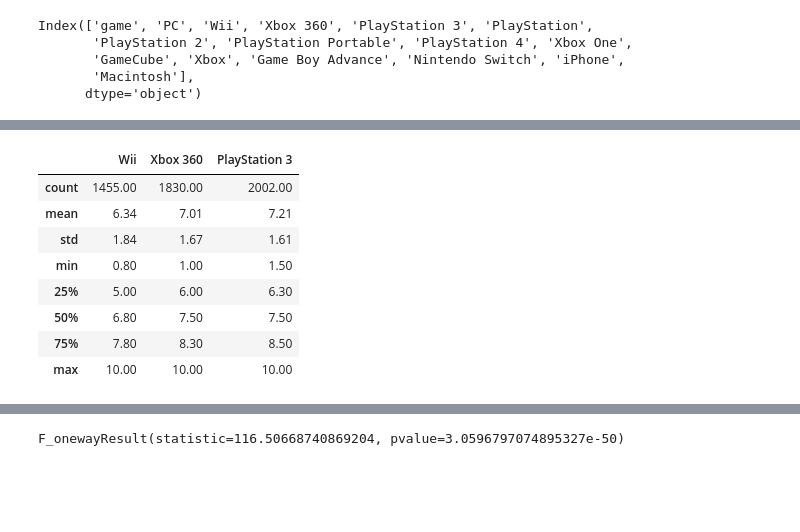
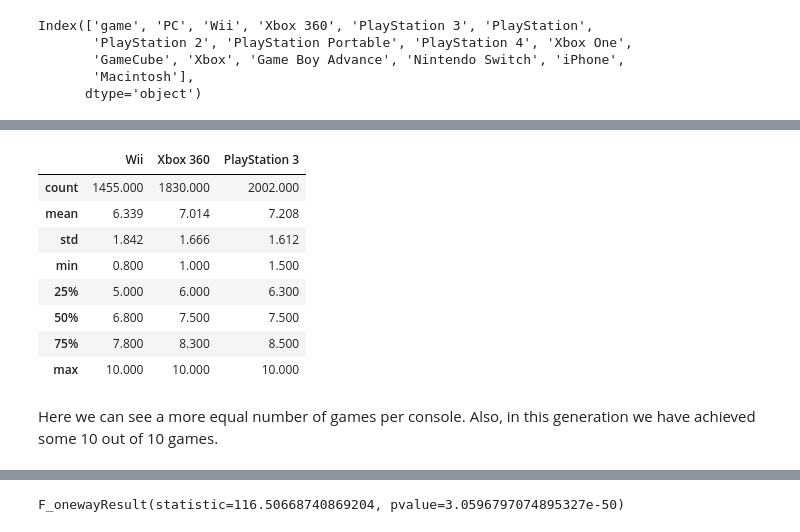
Before and after one commit to al-barbosa/IGN-analytics, a Jupyter notebook: Untitled.ipynb, the cells around one changed output, grey strips where cells are left out. Saved outputs shown, nothing was run; the diff lists cells and outputs as text; code cells hidden in the pictures; blank space fills up the shorter version.

```diff
--- a/Untitled.ipynb
+++ b/Untitled.ipynb
@@ -312,12 +390,14 @@ plt.show()
 # %%
-df_gamerates[['Wii', 'Xbox 360', 'PlayStation 3']].describe().round(2)
+df_gamerates[['Wii', 'Xbox 360', 'PlayStation 3']].describe().round(3)
 # %% [output]
 |  | Wii | Xbox 360 | PlayStation 3 |
-| count | 1455.00 | 1830.00 | 2002.00 |
-| mean | 6.34 | 7.01 | 7.21 |
-| std | 1.84 | 1.67 | 1.61 |
-| min | 0.80 | 1.00 | 1.50 |
-| 25% | 5.00 | 6.00 | 6.30 |
-| 50% | 6.80 | 7.50 | 7.50 |
-| 75% | 7.80 | 8.30 | 8.50 |
-| max | 10.00 | 10.00 | 10.00 |
+| count | 1455.000 | 1830.000 | 2002.000 |
+| mean | 6.339 | 7.014 | 7.208 |
+| std | 1.842 | 1.666 | 1.612 |
+| min | 0.800 | 1.000 | 1.500 |
+| 25% | 5.000 | 6.000 | 6.300 |
+| 50% | 6.800 | 7.500 | 7.500 |
+| 75% | 7.800 | 8.300 | 8.500 |
+| max | 10.000 | 10.000 | 10.000 |
+# %% [markdown]
+Here we can see a more equal number of games per console. Also, in this generation we have achieved some 10 out of 10 games.
```
Also changed, not shown: parts of 114 cells of this notebook.
